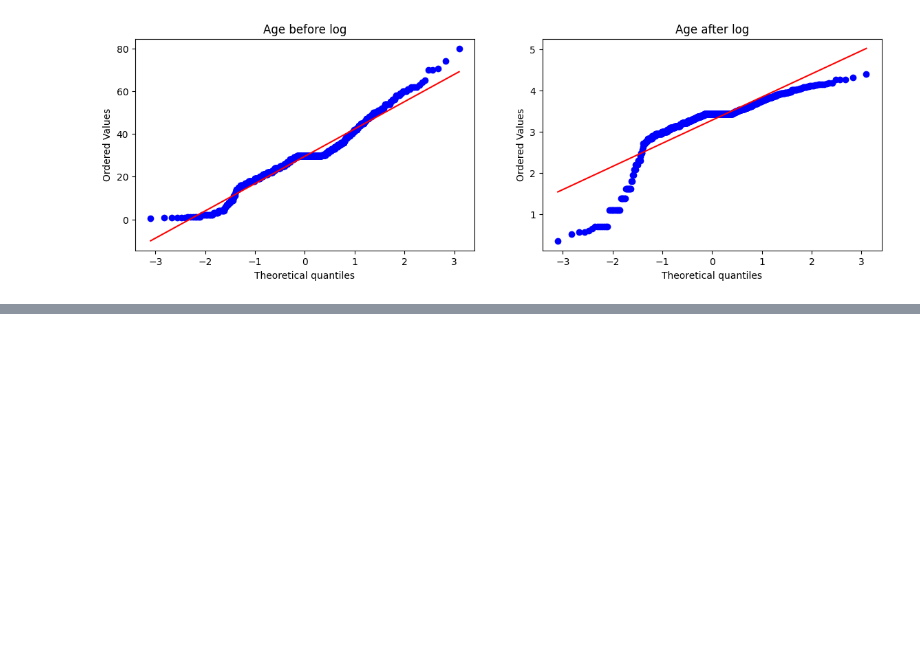
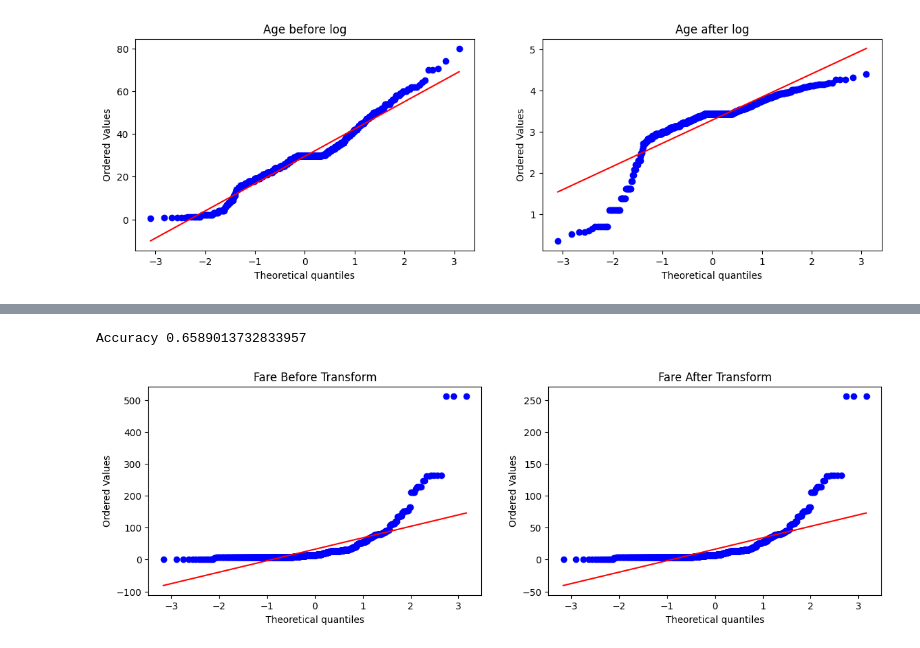
Before and after one commit to najnin26/Machine-Learning, a Jupyter notebook: Basic/function-transformer.ipynb, the cells around one changed output, grey strips where cells are left out. Cells and saved outputs as stored; diff of their text form; code cells hidden in the pictures; blank space fills up the shorter version.

```diff
--- a/Basic/function-transformer.ipynb
+++ b/Basic/function-transformer.ipynb
@@ -205,0 +245,5 @@ DT 0.6554681647940075
+# %%
+apply_transform(lambda x:x**1/2)
+# %% [output]
+Accuracy 0.6589013732833957
+[figure, added]
```
Also changed, not shown: parts of 9 cells of this notebook.
